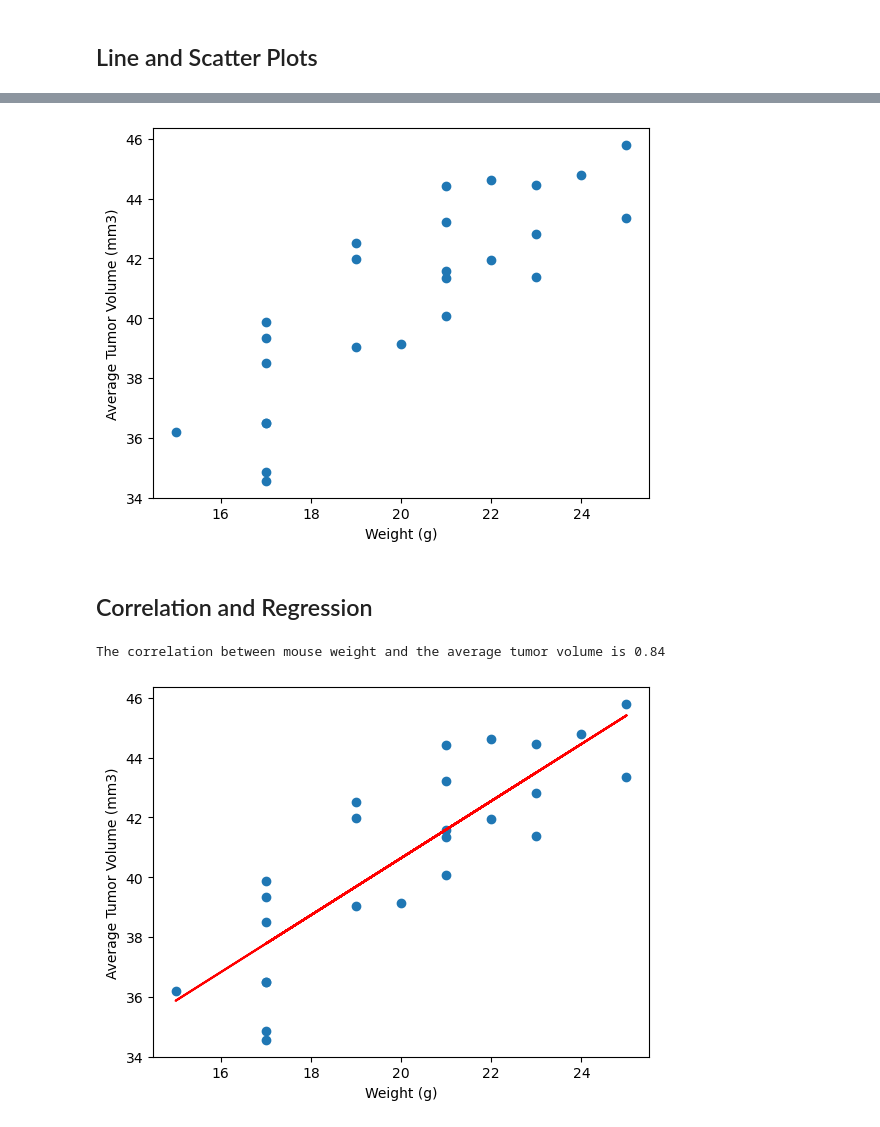
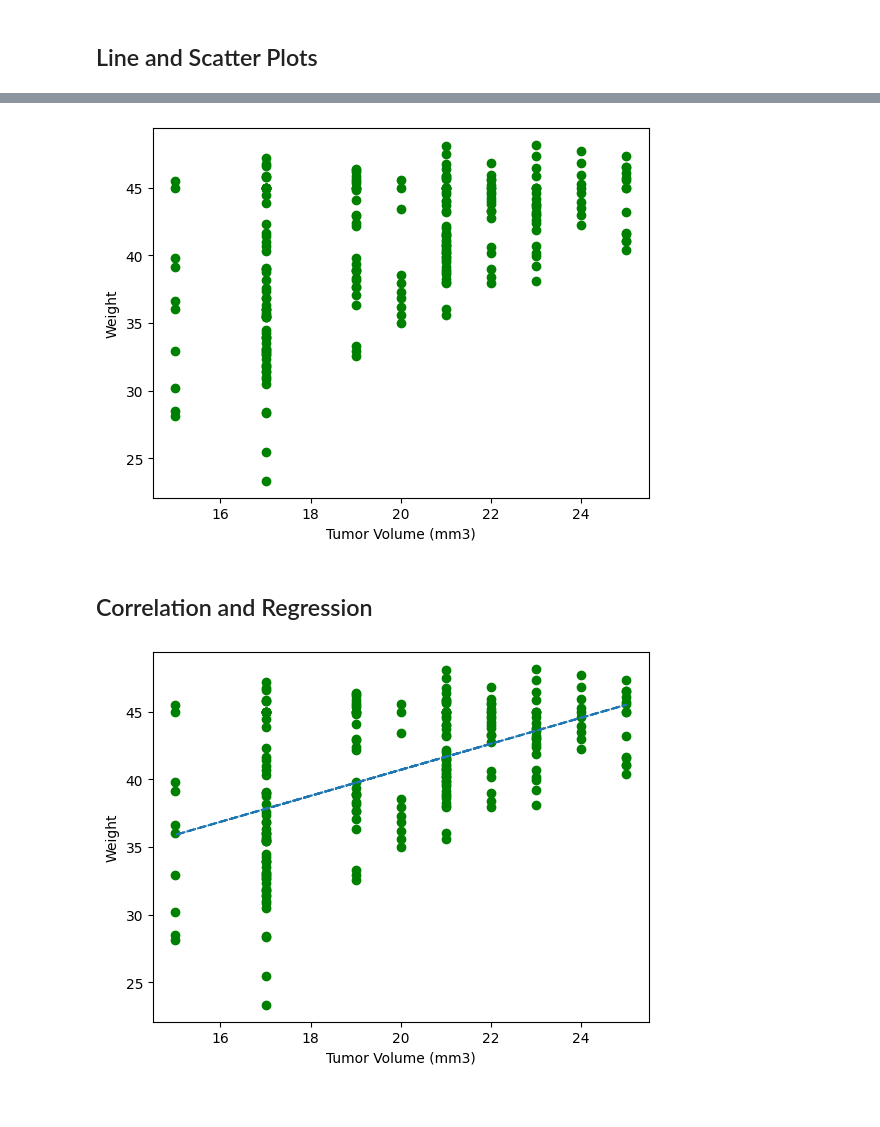
Before and after one commit to kbeerden/Pymaceuticals, a Jupyter notebook: pymaceuticals_starter.ipynb, the cells around one changed output, grey strips where cells are left out. Cells and saved outputs as stored; diff of their text form; code cells hidden in the pictures.

```diff
--- a/pymaceuticals_starter.ipynb
+++ b/pymaceuticals_starter.ipynb
@@ -239,3 +238,12 @@ plt.show()
 ## Line and Scatter Plots
 # %%
 # Generate a line plot of tumor volume vs. time point for a single mouse treated with Capomulin
+cap_mouse_df = mstudy_results_clean.loc[mstudy_results_clean["Drug Regimen"] == "Capomulin"]
+sngl_cap_mouse = cap_mouse_df.loc[cap_mouse_df["Mouse ID"] == 'b128']
+time = sngl_cap_mouse['Timepoint']
+t_volume = sngl_cap_mouse["Tumor Volume (mm3)"]
+plt.xlabel("Tumor Volume (mm3)")
+plt.ylabel("TimePoint")
+plt.plot(t_volume, time)
+plt.grid
+plt.show()
@@ -242,12 +252,27 @@ plt.show()
 # %%
 # Generate a scatter plot of mouse weight vs. the average observed tumor volume for the entire Capomulin regimen
+
+weight = cap_mouse_df["Weight (g)"]
+t_vol = cap_mouse_df["Tumor Volume (mm3)"]
+plt.xlabel("Tumor Volume (mm3)")
+plt.ylabel("Weight")
+
+plt.scatter(weight, t_vol, marker = "o", facecolors="green")
+plt.show()
 # %% [output]
-[figure, old version]
+[figure, new version]
 # %% [markdown]
 ## Correlation and Regression
 # %%
 # Calculate the correlation coefficient and a linear regression model
 # for mouse weight and average observed tumor volume for the entire Capomulin regimen
+pe_slope, pe_int, pe_r, pe_p, pe_std_err = st.linregress(weight, t_vol)
+pe_fit = pe_slope * weight + pe_int
+
+plt.scatter(weight, t_vol, marker = "o", facecolors="green")
+plt.plot(weight,pe_fit,"--")
+plt.xlabel("Tumor Volume (mm3)")
+plt.ylabel("Weight")
+plt.show()
 # %% [output]
-The correlation between mouse weight and the average tumor volume is 0.84
-[figure, old version]
+[figure, new version]
```
Also changed, not shown: parts of 3 cells of this notebook.
